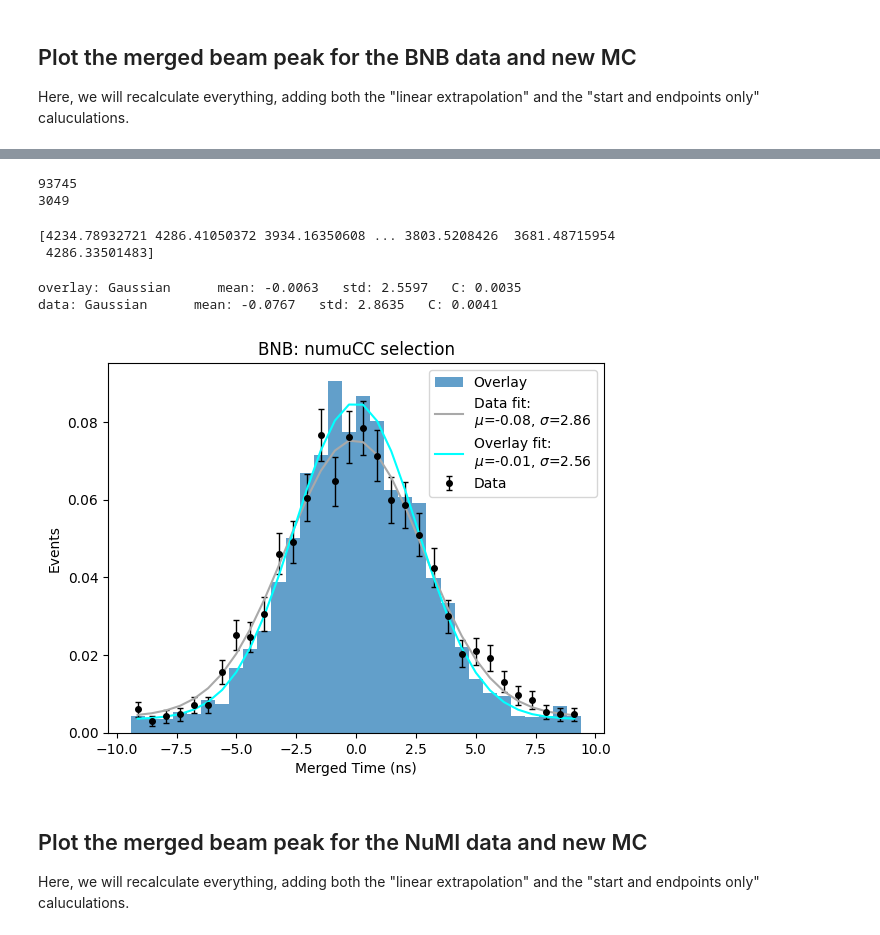
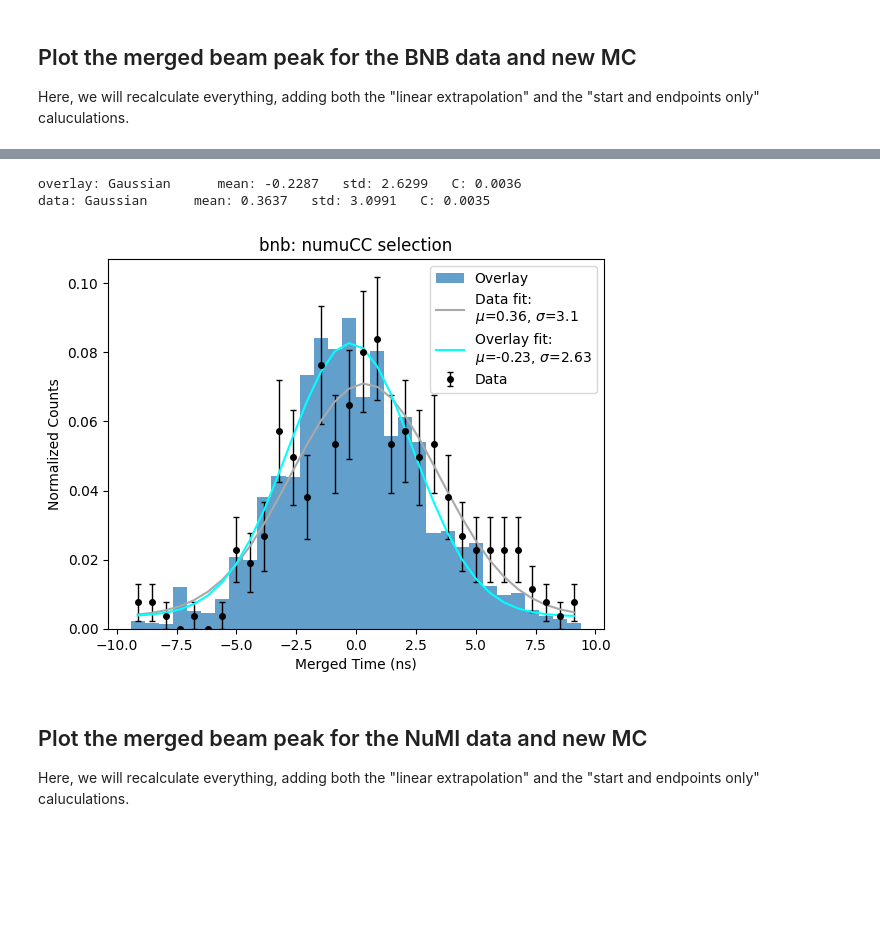
Before and after one commit to brb-rightback/ns_demo_MCC9.10, a Jupyter notebook: ns_demo_super_unified_MCC9.10.ipynb, the cells around one changed output, grey strips where cells are left out. Drawn from its saved outputs; the diff is of its cells as text; code cells hidden in the pictures; blank space fills up the shorter version.

```diff
--- a/ns_demo_super_unified_MCC9.10.ipynb
+++ b/ns_demo_super_unified_MCC9.10.ipynb
@@ -255,7 +500,7 @@ for i in range(len(evtTimeNS)):
         continue
 
     gap=numi_gap
-    Shift=7.1
+    Shift=7.0
     TThelp=0
 
     TThelp = evtTimeNS[i]-Shift+gap*0.5
@@ -500,18 +1653,3 @@ print(df_bnb_new_data.shape[0])
-# %%
-#load in the new BNB MC
-file = uproot.open(bnb_MC_filename)
-pfeval_df = file["wcpselection"]["T_PFeval"].pandas.df(["evtTimeNS","run","subrun","event"]+["reco_id","reco_pdg","reco_mother","reco_startMomentum","reco_startXYZT","reco_endXYZT","reco_nuvtxX","reco_nuvtxY","reco_nuvtxZ","RWM_Time","PMT_TimeProp","PMT_Amp","PMT_Time","PMT_ID",'cor_nu_deltatime']+["reco_sps_x","reco_sps_y","reco_sps_z"], flatten=False)
-bdt_df = file["wcpselection"]["T_BDTvars"].pandas.df(["numu_score"], flatten=False)
-df_bnb_new_mc = pd.concat([pfeval_df,bdt_df], axis=1, sort=False)
-del pfeval_df
-del bdt_df
-print(df_bnb_new_mc.shape[0])
-df_bnb_new_mc = df_bnb_new_mc.query("evtTimeNS>0")
-df_bnb_new_mc = df_bnb_new_mc.sample(frac=0.1) #if you are impatient, trim the file like this
-print(df_bnb_new_mc.shape[0])
-# %% [output]
-93745
-3049
 # %%
 # calculate the reconstructed time, this is similar to the code here: https://github.com/uboone/ubana/blob/develop/ubana/MicroBooNEWireCell/WireCellAnaTree_module.cc#L7860
 PMT_ID_list =  df_bnb_new_data["PMT_ID"].to_numpy()
@@ -1024,40 +2162,41 @@ df_bnb_new_mc["DLh_linear_all"] = DLh_linear_all
 df_bnb_new_mc["Ph_Tot"] = Ph_Tot_all
 # %%
 #merge everything into a single peak with the run dependent corrections
-#you may have to play around with Shift to get things aligned at 0
 run = df_bnb_new_data["run"].to_numpy()
-evtTimeNS = np.nan_to_num(df_bnb_new_data["evtTimeNS_linear"].to_numpy(),nan=-999999,posinf=-999999,neginf=-999999)
-print(evtTimeNS)
+evtTimeNS = df_bnb_new_data["evtTimeNS_linear"].to_numpy()
+
 new_times = []
 
 for i in range(len(evtTimeNS)):
 
+    if np.nan_to_num(evtTimeNS[i],nan=-999999,posinf=-999999,neginf=-999999)<=0:
+        new_times.append(-9999)
+        continue
+
     gap=bnb_gap
     Shift=0
     TThelp=0
-    if (run[i] >= 19500): Shift=2920.5-0.2+4.8
+    if (run[i] >= 19500): Shift=2920.5-0.2
     elif (run[i] >= 17380): Shift=2916.0
     elif (run[i] >= 13697): Shift = 3147.3
     elif (run[i] >= 10812): Shift = 3568.5
     elif (run[i] >= 8321): Shift = 3610.7
     elif (run[i] >= 5800): Shift = 3164.4
     elif (run[i] > 0 ): Shift = 3168.9
+    Shift=Shift+4
     TThelp = evtTimeNS[i]-Shift+gap*0.5
     TT_merged = -9999.
 
-    if(TThelp>=0):
-        TT_merged=(TThelp-(int((TThelp)/gap))*gap)-gap*0.5
+    TT_merged=(TThelp-(int((TThelp)/gap))*gap)-gap*0.5
 
     new_times.append(TT_merged)
 
-df_bnb_new_data["merge_time_linear"] = new_times
+df_bnb_new_data["merge_time"] = new_times
-# %% [output]
-[4234.78932721 4286.41050372 3934.16350608 ... 3803.5208426  3681.48715954
- 4286.33501483]
 # %%
 #merge everything into a single peak
 #you may have to play around with Shift to get things aligned at 0
 evtTimeNS = df_bnb_new_mc["evtTimeNS_linear"].to_numpy()
+
 new_times = []
 
 for i in range(len(evtTimeNS)):
@@ -1066,55 +2205,53 @@ for i in range(len(evtTimeNS)):
         new_times.append(-9999)
         continue
 
-    gap = bnb_gap
-    Shift=5.2
+    gap=bnb_gap
+    Shift=5.4
     TThelp=0
 
     TThelp = evtTimeNS[i]-Shift+gap*0.5
-    TT_merged = -9999.
 
     TT_merged=(TThelp-(int((TThelp)/gap))*gap)-gap*0.5
 
     new_times.append(TT_merged)
 
-df_bnb_new_mc["merge_time_linear"] = new_times
+df_bnb_new_mc["merge_time"] = new_times
 # %%
 nbins = 32
 
 emulate_ext = True
 
-data = df_bnb_new_data.query("merge_time_linear>-9.42 and merge_time_linear<9.42 and numu_score>0.9")["merge_time_linear"].to_numpy()
+data = df_bnb_new_data.query("merge_time>-9.42 and merge_time<9.42 and numu_score>0.9")["merge_time"].to_numpy()
 y,xbins = np.histogram(data,bins=nbins,range=(-9.42, 9.42))
 
 #only using overlay for now, eventually we can move towards a full data to MC comparison that includes EXT and Dirt
-overlay = df_bnb_new_mc.query("merge_time_linear>-9.42 and merge_time_linear<9.42 and numu_score>0.9")["merge_time_linear"].to_numpy()
-weights = np.ones_like(df_bnb_new_mc.query("merge_time_linear>-9.42 and merge_time_linear<9.42 and numu_score>0.9")["merge_time_linear"].to_numpy())
+overlay = df_bnb_new_mc.query("merge_time>-9.42 and merge_time<9.42 and numu_score>0.9")["merge_time"].to_numpy()
+weights = df_bnb_new_mc.query("merge_time>-9.42 and merge_time<9.42 and numu_score>0.9")["net_weight"].to_numpy()*bnb_data_pot/bnb_mc_pot
+
 if(emulate_ext):
-    ext = np.random.uniform(-9.42, 9.42, size=int(len(overlay)*0.03))
+    ext = np.random.uniform(-9.42, 9.42, size=int(sum(weights)*0.03))
     overlay = np.concatenate((overlay,ext))
-weight = np.ones_like(overlay)*len(data)/len(overlay)
-y_overlay,xbins = np.histogram(overlay,bins=nbins,range=(-9.42, 9.42),weights=weight)
+    weights = np.concatenate((weights,np.ones_like(ext)))
+y_overlay,xbins = np.histogram(overlay,bins=nbins,range=(-9.42, 9.42),weights=weights)
 
 x = get_bin_centers(xbins)
-
-popt_overlay,pcov = curve_fit(gaus,x,y_overlay/np.sum(y))
+popt_overlay,pcov = curve_fit(gaus,x,y_overlay/np.sum(weights))
 print("overlay: Gaussian      mean:",round(popt_overlay[1],4),"  std:",round(popt_overlay[2],4),"  C:",round(popt_overlay[3],4))
 
 popt,pcov = curve_fit(gaus,x,y/np.sum(y))
 print("data: Gaussian      mean:",round(popt[1],4),"  std:",round(popt[2],4),"  C:",round(popt[3],4))
 
-
 plt.figure()
-plt.title("BNB: numuCC selection")
+plt.title("bnb: numuCC selection")
 plt.errorbar(get_bin_centers(xbins),y/np.sum(y),yerr=np.sqrt(y)/np.sum(y),ms=8, lw=1,fmt='.',ecolor = 'black',color='black', capsize=2, capthick=1, label="Data")
-plt.hist(overlay,bins=nbins,alpha=0.7,range=(-9.42, 9.42),label='Overlay',weights=weight/np.sum(y))
+plt.hist(overlay,bins=nbins,alpha=0.7,range=(-9.42, 9.42),label='Overlay',weights=weights/np.sum(weights))
 plt.plot(x,gaus(x,*popt),color='darkgray',label='Data fit:'+'\n'+f"$\mu$={round(popt[1],2)}, $\sigma$={round(abs(popt[2]),2)}")
 plt.plot(x,gaus(x,*popt_overlay),color='cyan',label='Overlay fit:'+'\n'+f"$\mu$={round(popt_overlay[1],2)}, $\sigma$={round(abs(popt_overlay[2]),2)}")
-plt.ylabel("Events")
+plt.ylabel("Normalized Counts")
 plt.xlabel("Merged Time (ns)")
 plt.legend()
 plt.show()
 # %% [output]
-overlay: Gaussian      mean: -0.0063   std: 2.5597   C: 0.0035
-data: Gaussian      mean: -0.0767   std: 2.8635   C: 0.0041
+overlay: Gaussian      mean: -0.2287   std: 2.6299   C: 0.0036
+data: Gaussian      mean: 0.3637   std: 3.0991   C: 0.0035
-[figure, old version]
+[figure, new version]
```
Also changed, not shown: parts of 59 cells of this notebook.
